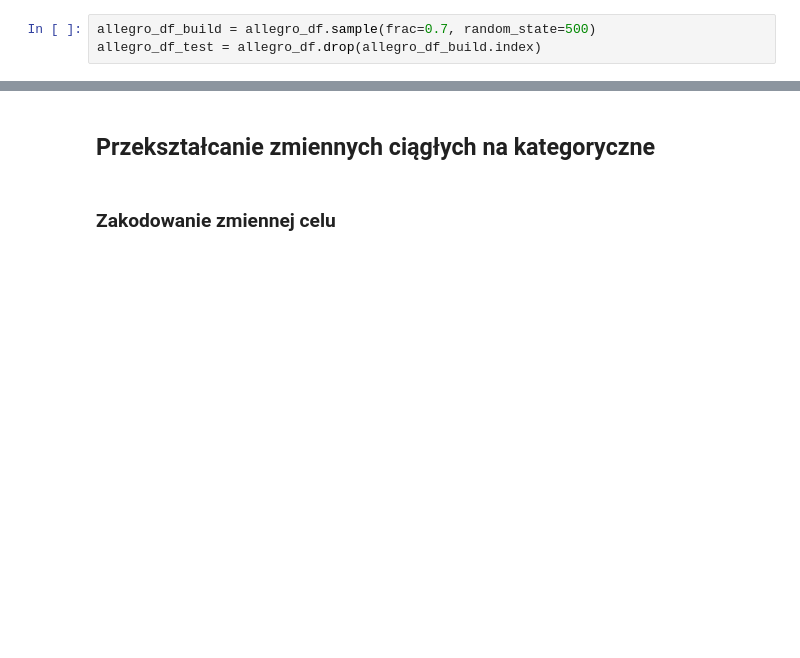
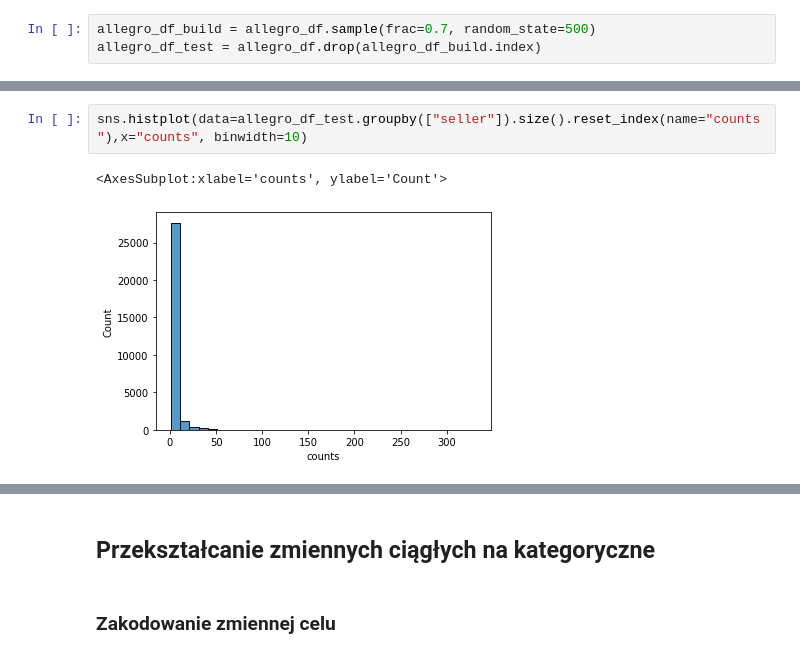
Before and after one commit to wi1lku/Introduction-to-machine-learning-, a Jupyter notebook: hw2/PD2_validation_2.ipynb, the cells around one changed output, grey strips where cells are left out. Drawn from its saved outputs; the diff is of its cells as text; blank space fills up the shorter version.

```diff
--- a/hw2/PD2_validation_2.ipynb
+++ b/hw2/PD2_validation_2.ipynb
@@ -14,0 +244,5 @@ allegro_df_test = allegro_df.drop(allegro_df_build.index)
+# %%
+sns.histplot(data=allegro_df_test.groupby(["seller"]).size().reset_index(name="counts"),x="counts", binwidth=10)
+# %% [output]
+<AxesSubplot:xlabel='counts', ylabel='Count'>
+[figure, added]
```
Also changed, not shown: parts of 139 cells of this notebook.
